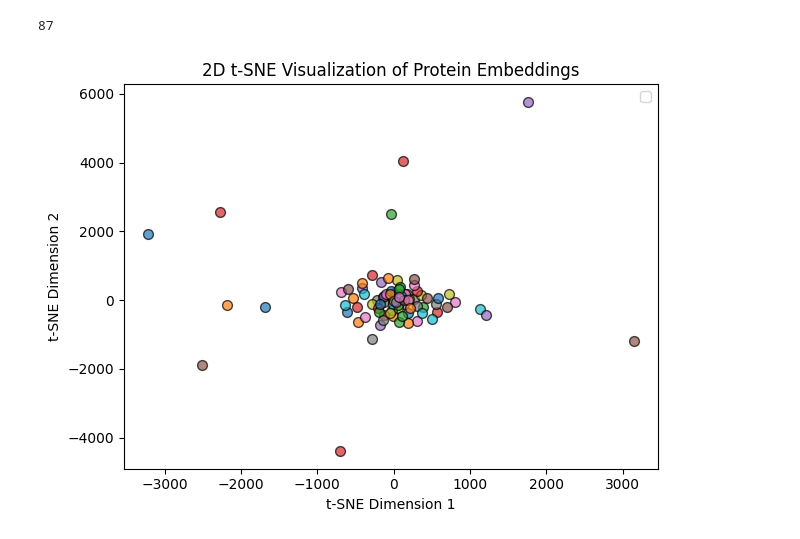
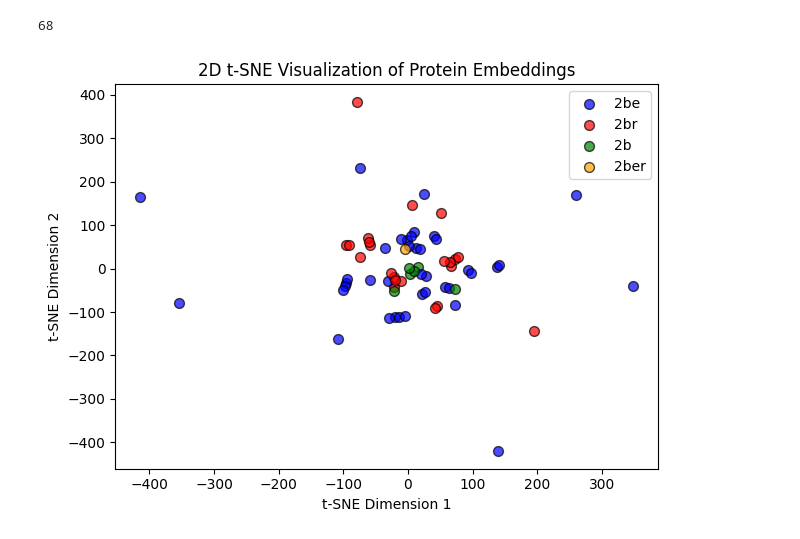
Before and after one commit to PyEED/pyeed, a Jupyter notebook: docs/usage/embeddings_analysis.ipynb, the cells around one changed output. Cells and saved outputs as stored; diff of their text form; code cells hidden in the pictures.

```diff
--- a/docs/usage/embeddings_analysis.ipynb
+++ b/docs/usage/embeddings_analysis.ipynb
@@ -12,10 +24,11 @@ LOGGER = logging.getLogger(__name__)
 # %%
-uri = "bolt://127.0.0.1:7687"
+uri = "bolt://129.69.129.130:7687"
 user = "neo4j"
 password = "12345678"
 
 eedb = Pyeed(uri, user=user, password=password)
-eedb.db.wipe_database(date="2025-01-19")
+eedb.db.wipe_database(date="2025-02-07")
 
 eedb.db.remove_db_constraints(user=user, password=password)
+eedb.db.initialize_db_constraints(user=user, password=password)
 # %% [output]
@@ -145,0 +57,8 @@ eedb.fetch_from_primary_db(ids, db="ncbi_protein")
+# %%
+# these are example ids
+df = pd.read_csv('resources/data_example.csv', delimiter=';')
+print("The data has the following columns:")
+print(df.columns)
+
+# create a dict with protein_id_database as key and phenotype as value
+dict_data = dict(zip(df['protein_id_database'], df['phenotype']))
@@ -158,30 +106,43 @@ You should probably TRAIN this model on a down-stream task to be able to use it
 # %%
 # get all of the data from embedding
 embedding_tool = EmbeddingTool()
 protein_ids, embeddings_2d, labels, colors = (
     embedding_tool.calculate_2d_projection_tsne(
-        db=eedb.db, ids_list=ids, perplexity=0.1, n_iter=3000
+        db=eedb.db, ids_list=df['protein_id_database'].tolist(), perplexity=1, n_iter=3000, ids_list_labels=dict_data
     )
 )
 print(len(protein_ids))
 
+labels_already_plotted = []
+
 # create a scatter plot for each unique label
 for i in range(len(protein_ids)):
-    plt.scatter(
-        embeddings_2d[i, 0],
-        embeddings_2d[i, 1],
-        alpha=0.7,
-        s=50,
-        edgecolor="k",
-    )
-
-
+    if labels[i] not in labels_already_plotted:
+        plt.scatter(
+            embeddings_2d[i, 0],
+            embeddings_2d[i, 1],
+            alpha=0.7,
+            s=50,
+            edgecolor="k",
+            color=colors[i],
+            label=labels[i]
+        )
+        labels_already_plotted.append(labels[i])
+    else:
+        plt.scatter(
+            embeddings_2d[i, 0],
+            embeddings_2d[i, 1],
+            alpha=0.7,
+            s=50,
+            edgecolor="k",
+            color=colors[i]
+        )
 plt.title("2D t-SNE Visualization of Protein Embeddings")
 plt.xlabel("t-SNE Dimension 1")
 plt.ylabel("t-SNE Dimension 2")
 plt.legend()
 plt.tight_layout()
 plt.show()
 # %% [output]
-87
+68
-[figure, old version]
+[figure, new version]
```
Also changed, not shown: parts of 12 cells of this notebook, 7 other files.
